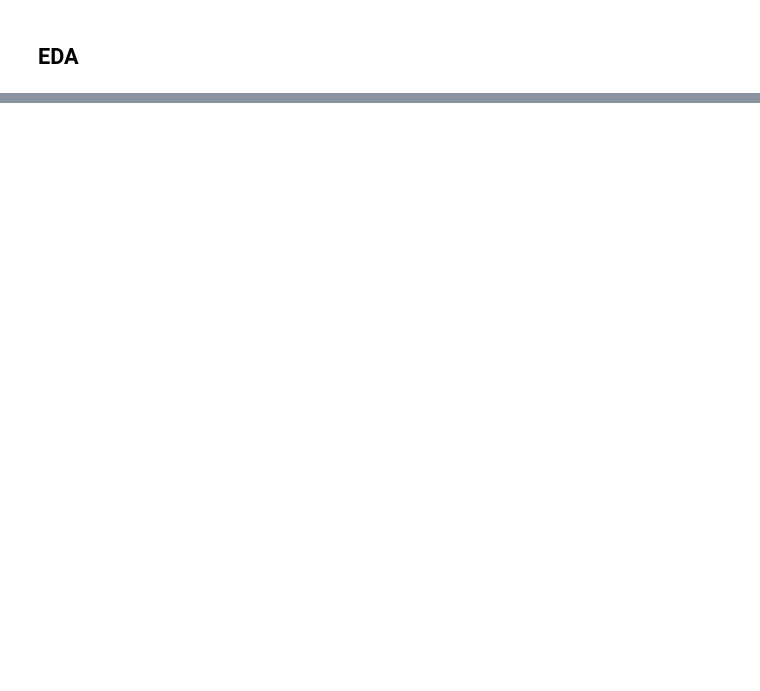
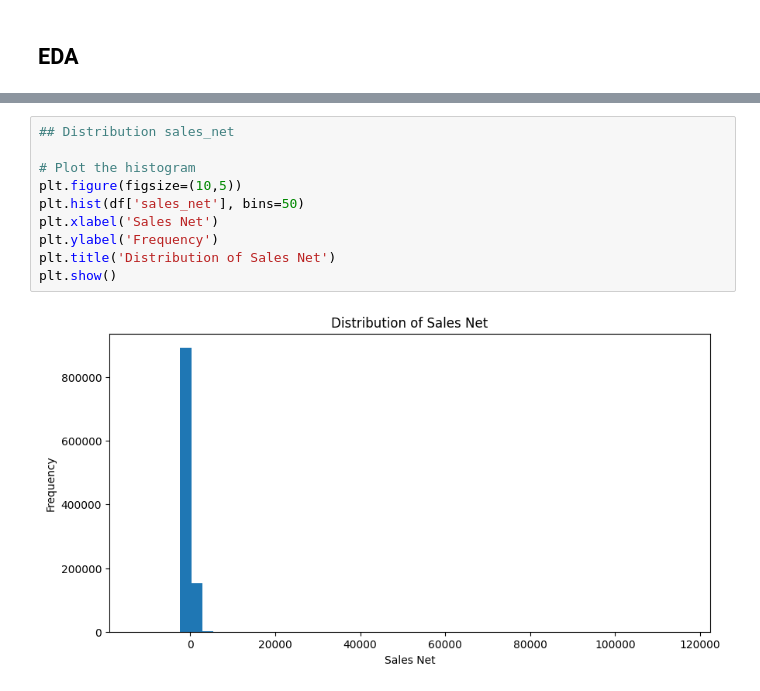
Before and after one commit to chachouswim2/BCG-X-Hackathon-, a Jupyter notebook: explore_charlotte.ipynb, the cells around one changed output, grey strips where cells are left out. Drawn from its saved outputs; the diff is of its cells as text; blank space fills up the shorter version.

```diff
--- a/explore_charlotte.ipynb
+++ b/explore_charlotte.ipynb
@@ -20,0 +182,12 @@ Error:
+# %%
+## Distribution sales_net
+
+# Plot the histogram
+plt.figure(figsize=(10,5))
+plt.hist(df['sales_net'], bins=50)
+plt.xlabel('Sales Net')
+plt.ylabel('Frequency')
+plt.title('Distribution of Sales Net')
+plt.show()
+# %% [output]
+[figure, added]
```
Also changed, not shown: parts of 56 cells of this notebook.
